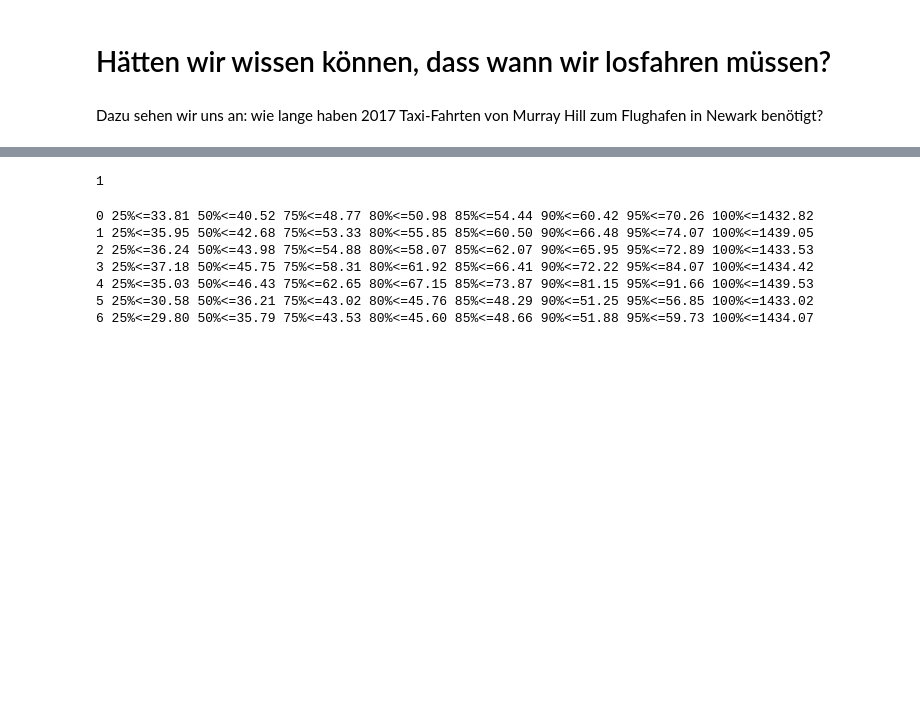
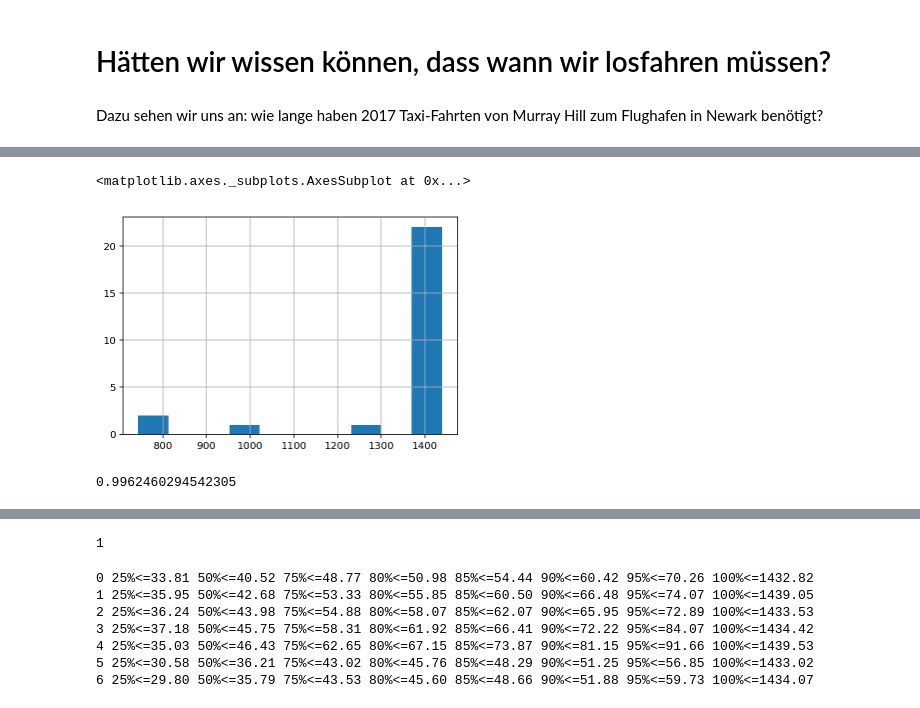
Before and after one commit to frankrefischer/nyc-taxi-to-airport, a Jupyter notebook: NYC-Taxi-Analytics.ipynb, the cells around one changed output, grey strips where cells are left out. Cells and saved outputs as stored; diff of their text form; code cells hidden in the pictures; blank space fills up the shorter version.

```diff
--- a/NYC-Taxi-Analytics.ipynb
+++ b/NYC-Taxi-Analytics.ipynb
@@ -45,0 +65,9 @@ def select_trips_from_zone_to_zone(data, from_zone, to_zone):
+# %%
+tt[tt.trip_duration_minutes > 200].trip_duration_minutes.hist()
+# %% [output]
+<matplotlib.axes._subplots.AxesSubplot at 0x...>
+[figure, added]
+# %%
+(tt.trip_duration_minutes <= 200).mean()
+# %% [output]
+0.9962460294542305
```
Also changed, not shown: parts of 7 cells of this notebook, 1 other file.
